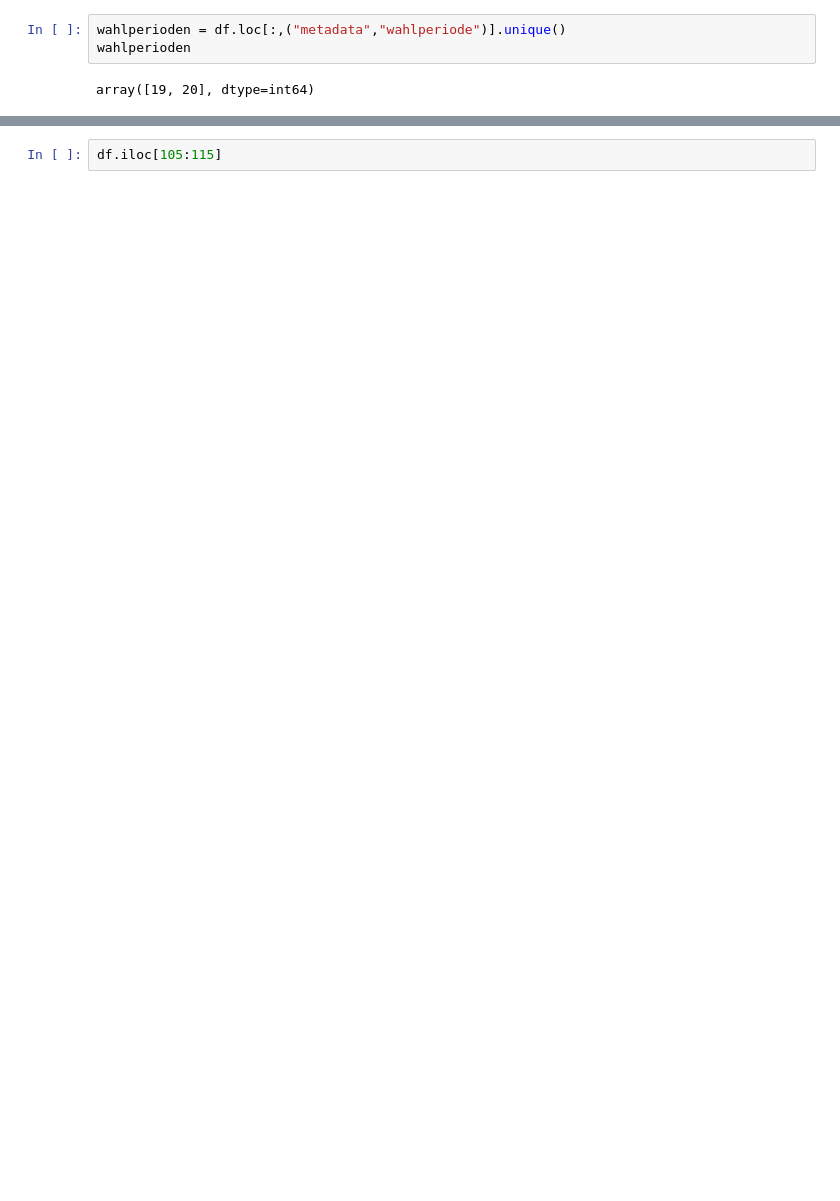
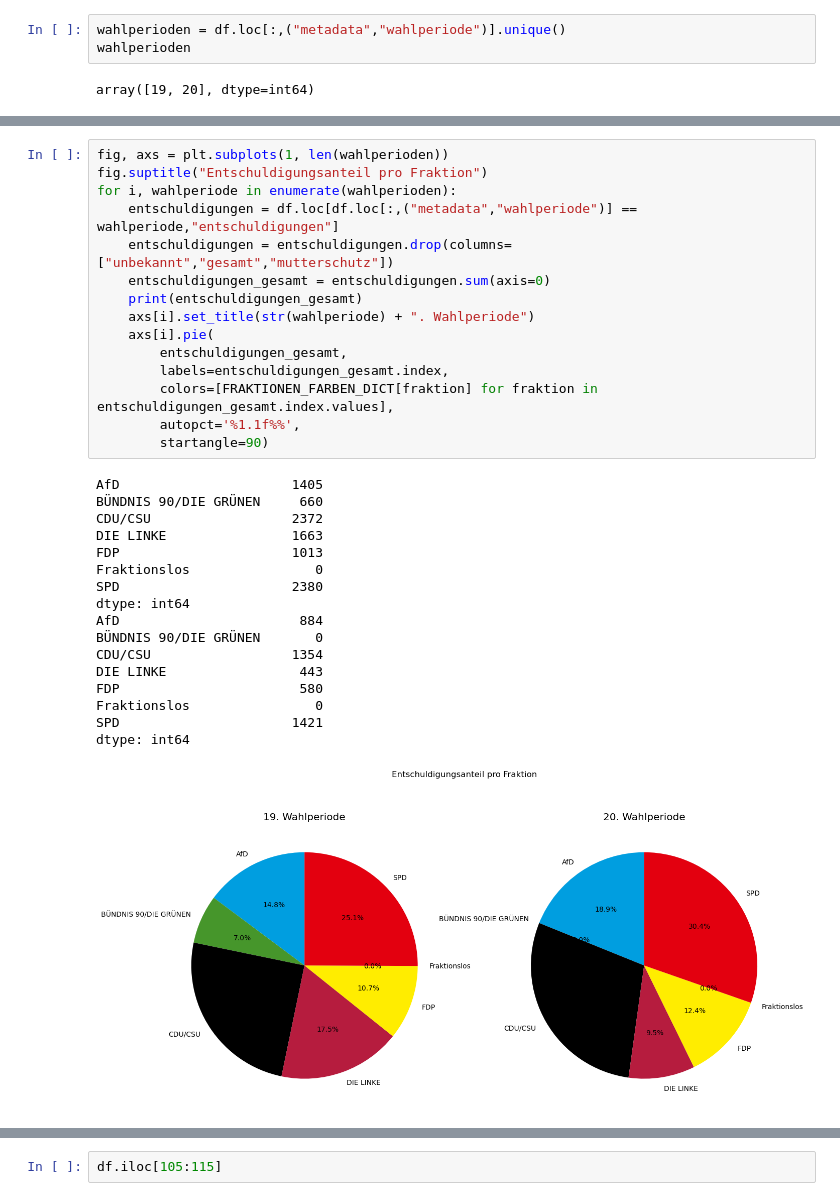
Before and after one commit to xTerradon/bundestag, a Jupyter notebook: main.ipynb, the cells around one changed output, grey strips where cells are left out. Saved outputs shown, nothing was run; the diff lists cells and outputs as text; blank space fills up the shorter version.

```diff
--- a/main.ipynb
+++ b/main.ipynb
@@ -425,4 +411,37 @@ dtype: int64
 [figure]
+# %%
+fig, axs = plt.subplots(1, len(wahlperioden))
+fig.suptitle("Entschuldigungsanteil pro Fraktion")
+for i, wahlperiode in enumerate(wahlperioden):
+    entschuldigungen = df.loc[df.loc[:,("metadata","wahlperiode")] == wahlperiode,"entschuldigungen"]
+    entschuldigungen = entschuldigungen.drop(columns=["unbekannt","gesamt","mutterschutz"])
+    entschuldigungen_gesamt = entschuldigungen.sum(axis=0)
+    print(entschuldigungen_gesamt)
+    axs[i].set_title(str(wahlperiode) + ". Wahlperiode")
+    axs[i].pie(
+        entschuldigungen_gesamt,
+        labels=entschuldigungen_gesamt.index,
+        colors=[FRAKTIONEN_FARBEN_DICT[fraktion] for fraktion in entschuldigungen_gesamt.index.values],
+        autopct='%1.1f%%',
+        startangle=90)
+# %% [output]
+AfD                      1405
+BÜNDNIS 90/DIE GRÜNEN     660
+CDU/CSU                  2372
+DIE LINKE                1663
+FDP                      1013
+Fraktionslos                0
+SPD                      2380
+dtype: int64
+AfD                       884
+BÜNDNIS 90/DIE GRÜNEN       0
+CDU/CSU                  1354
+DIE LINKE                 443
+FDP                       580
+Fraktionslos                0
+SPD                      1421
+dtype: int64
+[figure, added]
 # %%
 fig, axs = plt.subplots(1, len(wahlperioden), sharey=True)
 fig.suptitle("Korrelation von Redeanteil und Sitzverteilung")
```
Also changed, not shown: parts of 10 cells of this notebook, 1 other file.
